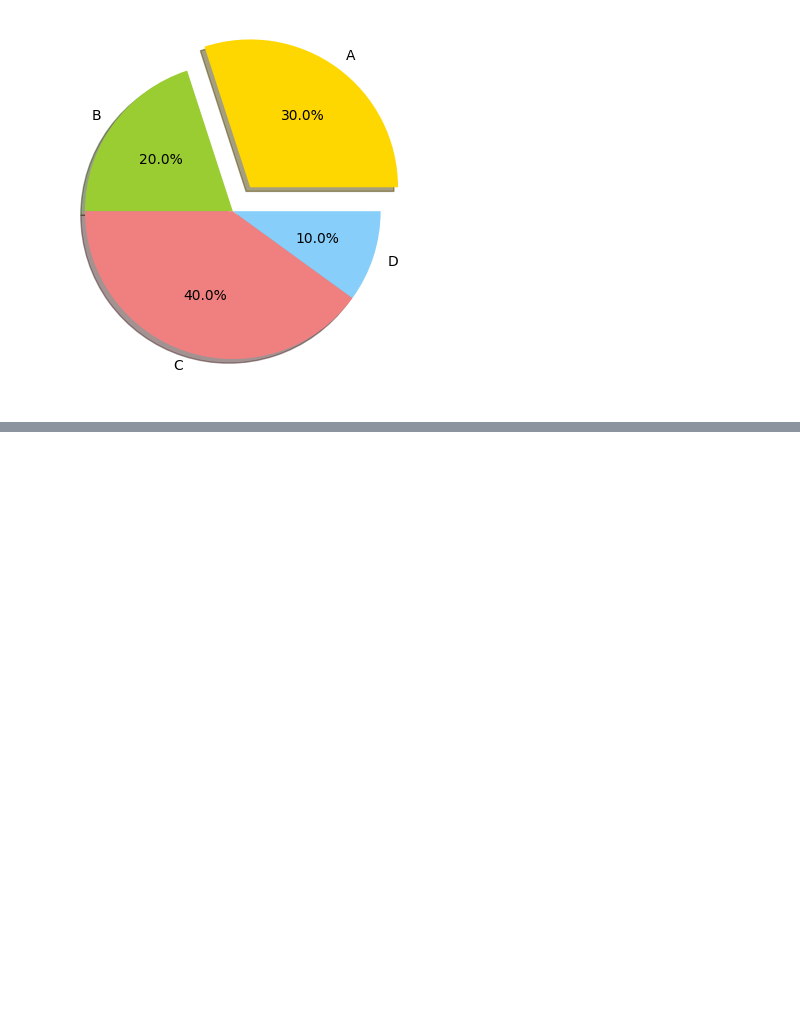
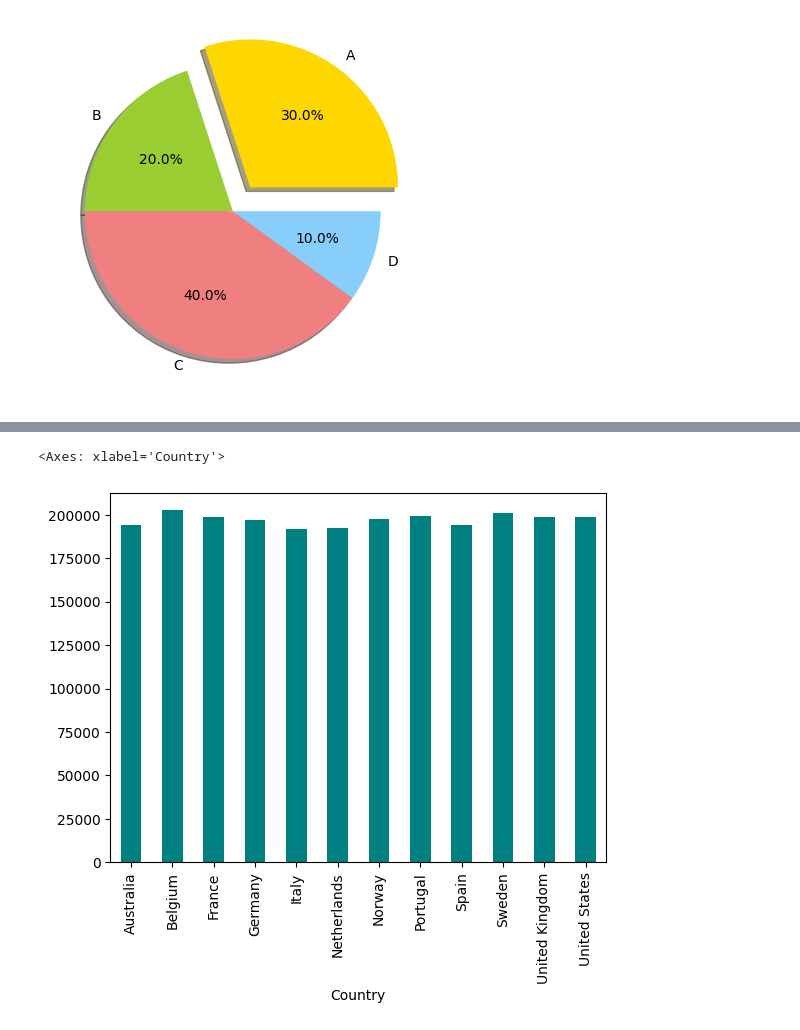
Before and after one commit to SnehaVPujari007/Data-Science-Course, a Jupyter notebook: Data Analysis using Python/Data_Analysis.ipynb, the cells around one changed output, grey strips where cells are left out. Saved outputs shown, nothing was run; the diff lists cells and outputs as text; code cells hidden in the pictures; blank space fills up the shorter version.

```diff
--- a/Data Analysis using Python/Data_Analysis.ipynb
+++ b/Data Analysis using Python/Data_Analysis.ipynb
@@ -1162,0 +1159,2 @@ FileNotFoundError: [Errno 2] No such file or directory: 'Online Sales Data.csv'
+# %%
+sales_data_df = pd.read_csv('sales_dataset.csv')
@@ -1162,0 +1184,3 @@ FileNotFoundError: [Errno 2] No such file or directory: 'Online Sales Data.csv'
+# %%
+total_sales_by_product_price = sales_data_df.groupby('Country')['UnitPrice'].sum()
+print(total_sales_by_product_price)
@@ -1162,0 +1202,5 @@ FileNotFoundError: [Errno 2] No such file or directory: 'Online Sales Data.csv'
+# %%
+total_sales_by_product_price.plot(kind = 'bar',color = 'teal' )
+# %% [output]
+<Axes: xlabel='Country'>
+[figure, added]
```
Also changed, not shown: parts of 4 cells of this notebook, 1 other file.
